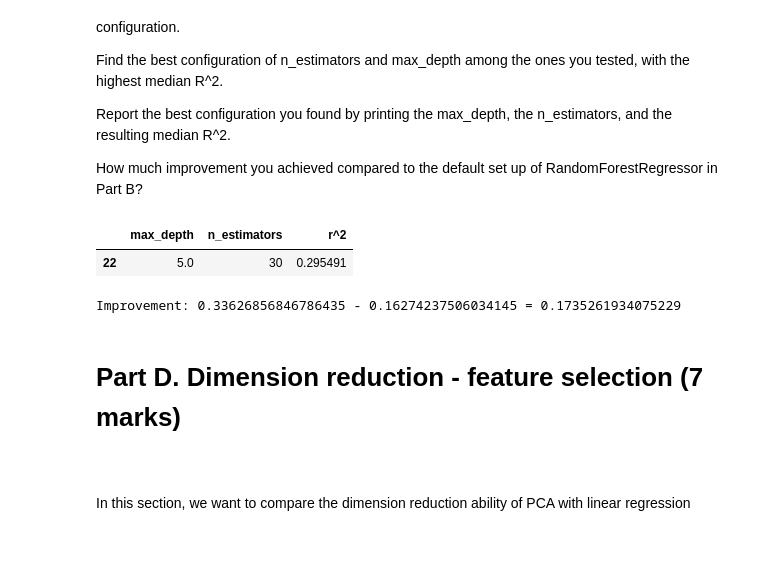
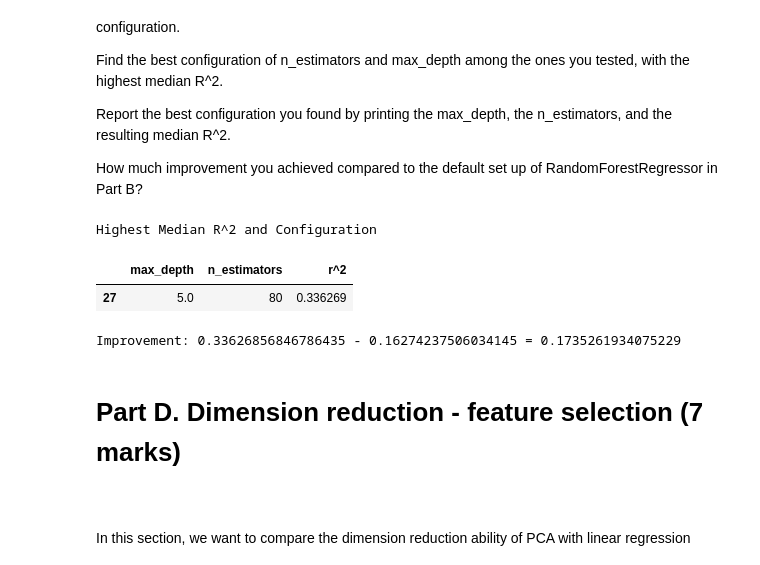
Before and after one commit to joelfad/ensf519, a Jupyter notebook: anaconda_jupyter/notebooks/assign3/Assignment3.ipynb, the cells around one changed output. Saved outputs shown, nothing was run; the diff lists cells and outputs as text; code cells hidden in the pictures.

```diff
--- a/anaconda_jupyter/notebooks/assign3/Assignment3.ipynb
+++ b/anaconda_jupyter/notebooks/assign3/Assignment3.ipynb
@@ -169,12 +168,10 @@ lr_scores = []
 rfr_scores = []
 gbr_scores = []
 for i, (X_train, X_test, y_train, y_test) in enumerate(split_data(defect_df, 30, 'bug')):
-    i += 1
-
     # predict bugs using defaults
     lr = LinearRegression().fit(X_train, y_train)
-    rfr = RandomForestRegressor(random_state=i).fit(X_train, y_train)
-    gbr = GradientBoostingRegressor(random_state=i).fit(X_train, y_train)
+    rfr = RandomForestRegressor(random_state=i+1).fit(X_train, y_train)
+    gbr = GradientBoostingRegressor(random_state=i+1).fit(X_train, y_train)
 
     lr_scores.append(r2_score(y_test, lr.predict(X_test).round()))
     rfr_scores.append(r2_score(y_test, rfr.predict(X_test).round()))
@@ -208,36 +205,35 @@ How much improvement you achieved compared to the default set up of RandomForest
 # %%
 # fine tune RandomForestRegressor
 rfr_fine_tuned_scores = []
 
 # try various max_depth
 for m in [3, 4, 5, 6, 7, None]:
     # try various n_estimators
     for n in range(10, 110, 10):
         # record a score for each of 30 seeds
         s = []
         for i, (X_train, X_test, y_train, y_test) in enumerate(split_data(defect_df, 30, 'bug')):
-            i += 1
-            rfr = RandomForestRegressor(random_state=i, max_depth=m, n_estimators=n).fit(X_train, y_train)
+            rfr = RandomForestRegressor(random_state=i+1, max_depth=m, n_estimators=n).fit(X_train, y_train)
             s.append(r2_score(y_test, rfr.predict(X_test).round()))
         # store the median from all 30 runs
         rfr_fine_tuned_scores.append({"max_depth": m,
                                       "n_estimators": n,
                                       "r^2": np.median(s)})
 # sort and print highest median
-# top_result = pd.Series(sorted(rfr_fine_tuned_scores, key=lambda x: x["r^2"])[-1])
-# print("Highest Median R^2 and Tuning Parameters:")
-# display(top_result)
+print("Highest Median R^2 and Configuration")
 rfr_fine_tuned_df = pd.DataFrame(rfr_fine_tuned_scores)
-display(rfr_fine_tuned_df.sort_values("r^2", ascending=False).head(1))
+top_result = rfr_fine_tuned_df.sort_values("r^2", ascending=False).head(1)
+display(top_result)
 
 # display difference
-print("\nImprovement: {0} - {1} = {2}".format(top_result["r^2"],
+print("\nImprovement: {0} - {1} = {2}".format(top_result["r^2"].values[0],
                                               results["Random Forest Regressor"],
-                                              top_result["r^2"] - results["Random Forest Regressor"]))
+                                              top_result["r^2"].values[0] - results["Random Forest Regressor"]))
 # %% [output]
+Highest Median R^2 and Configuration
 |  | max_depth | n_estimators | r^2 |
-| 22 | 5.0 | 30 | 0.295491 |
+| 27 | 5.0 | 80 | 0.336269 |
-Improvement: 0.33626856846786435 - 0.16274237506034145 = 0.1735261934075229
+Improvement: 0.33626856846786435 - 0.16274237506034145 = 0.1735261934075229
 # %% [markdown]
 <h1>Part D. Dimension reduction - feature selection (7 marks)</h1>
 <br><br>
```
Also changed, not shown: parts of 3 cells of this notebook.
